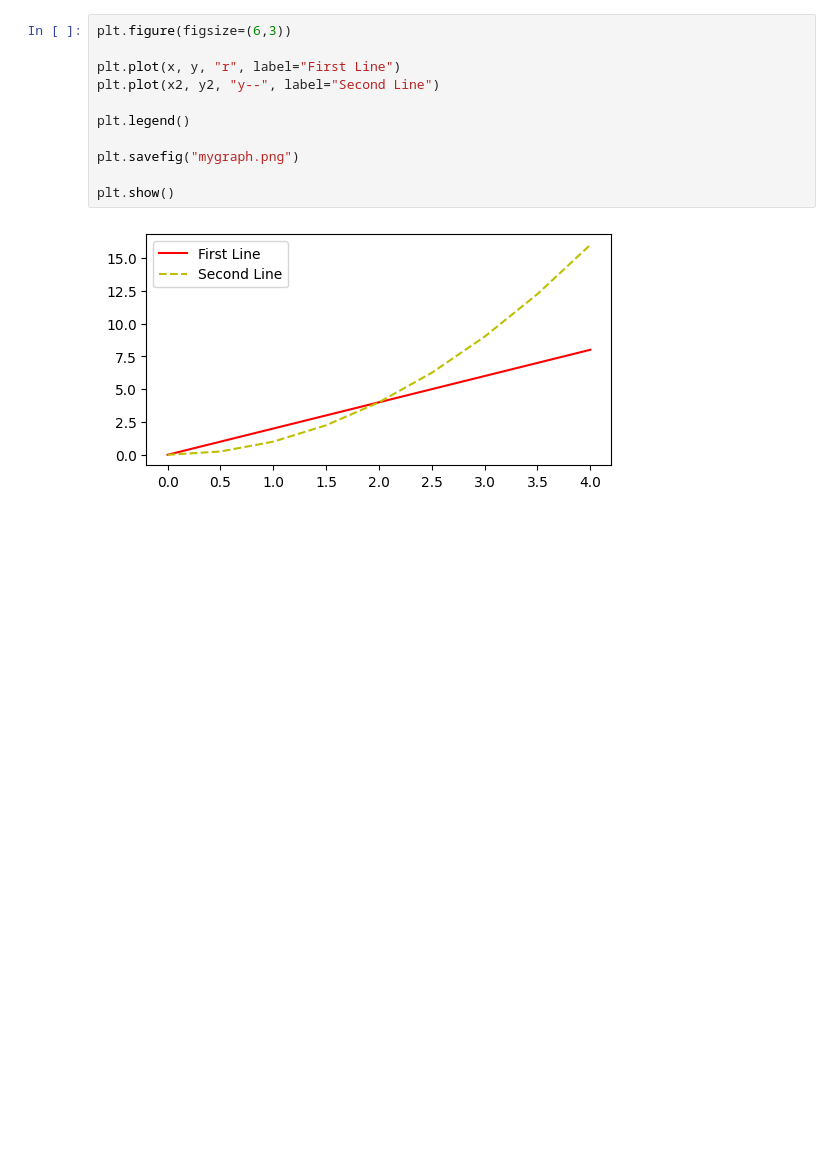
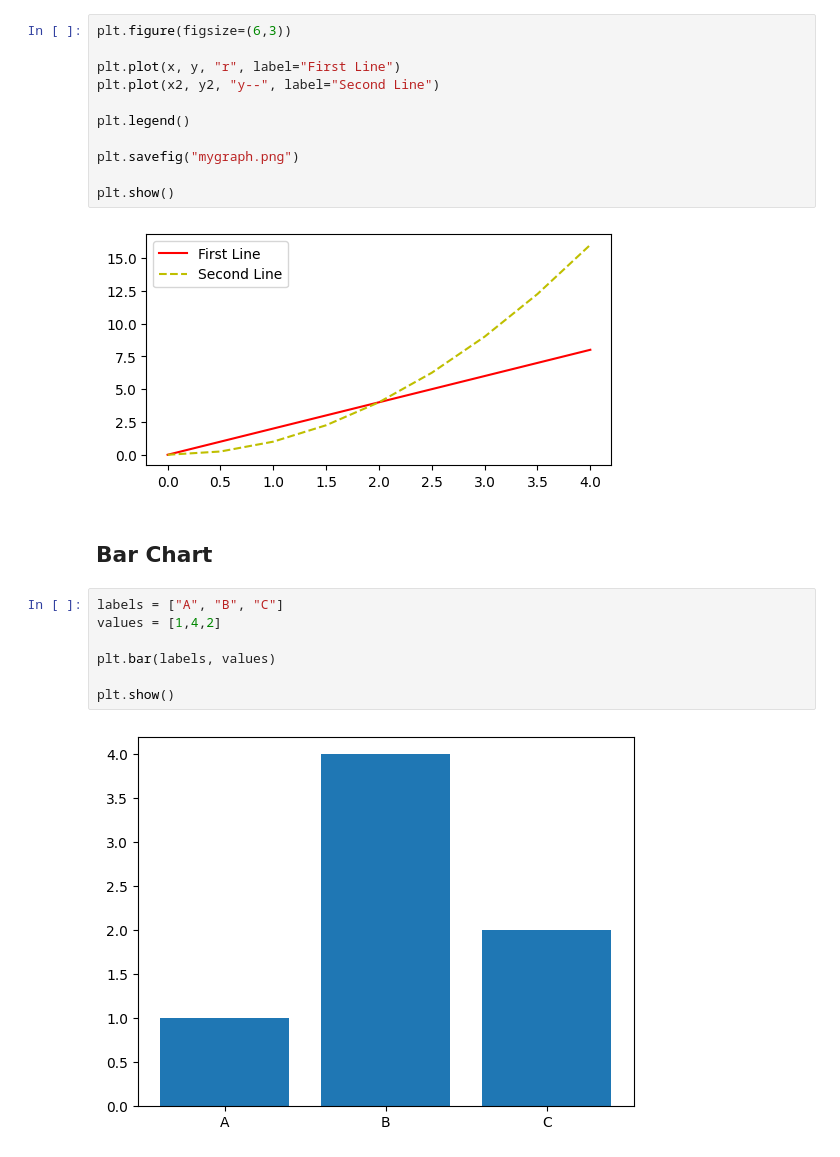
Before and after one commit to Anjasfedo/data-analysis, a Jupyter notebook: Matplotlib.ipynb, the cells around one changed output. Cells and saved outputs as stored; diff of their text form; blank space fills up the shorter version.

Commit message:
Bar Chart

```diff
--- a/Matplotlib.ipynb
+++ b/Matplotlib.ipynb
@@ -152,3 +152,14 @@ plt.savefig("mygraph.png")
 plt.show()
 # %% [output]
 [figure]
+# %% [markdown]
+## Bar Chart
+# %%
+labels = ["A", "B", "C"]
+values = [1,4,2]
+
+plt.bar(labels, values)
+
+plt.show()
+# %% [output]
+[figure, added]
```
Also changed, not shown: parts of 3 cells of this notebook.
